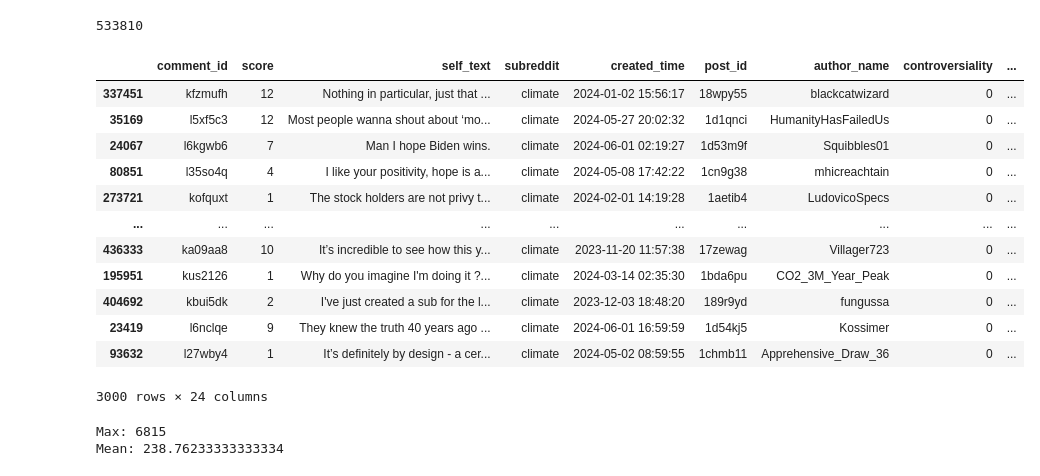
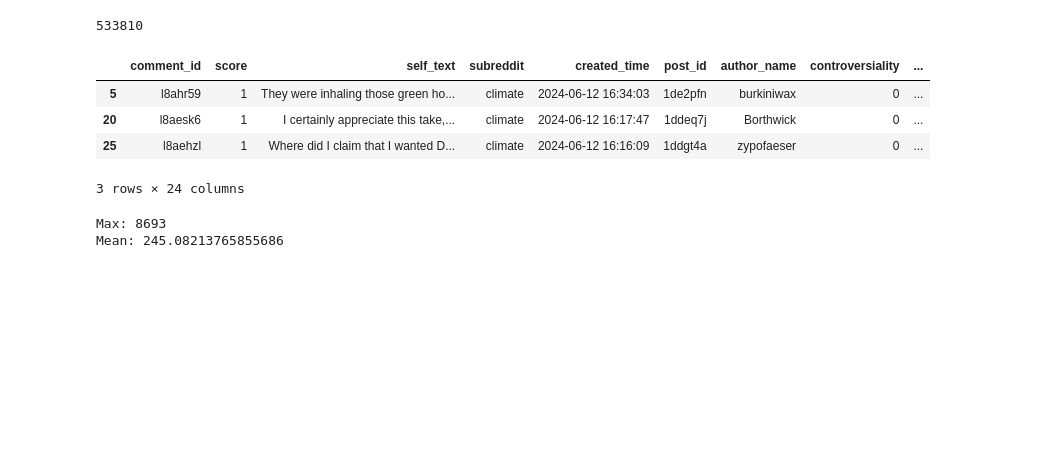
Before and after one commit to privateprocess/NeurIPS-2024, a Jupyter notebook: opinion_extraction.ipynb, the cells around one changed output. Drawn from its saved outputs; the diff is of its cells as text; code cells hidden in the pictures; blank space fills up the shorter version.

```diff
--- a/opinion_extraction.ipynb
+++ b/opinion_extraction.ipynb
@@ -43,28 +25,18 @@ len(df_deduplicated)
 # %% [output]
 533810
 # %%
-NUM_SAMPLES = 3000
 working_series = df_deduplicated[df['subreddit']=='climate']
-working_series = working_series.sample(NUM_SAMPLES, random_state=42)
-working_series
+working_series[:3]
 # %% [output]
 |  | comment_id | score | self_text | subreddit | created_time | post_id | author_name | controversiality | ... |
-| 337451 | kfzmufh | 12 | Nothing in particular, just that ... | climate | 2024-01-02 15:56:17 | 18wpy55 | blackcatwizard | 0 | ... |
-| 35169 | l5xf5c3 | 12 | Most people wanna shout about ‘mo... | climate | 2024-05-27 20:02:32 | 1d1qnci | HumanityHasFailedUs | 0 | ... |
-| 24067 | l6kgwb6 | 7 | Man I hope Biden wins. | climate | 2024-06-01 02:19:27 | 1d53m9f | Squibbles01 | 0 | ... |
-| 80851 | l35so4q | 4 | I like your positivity, hope is a... | climate | 2024-05-08 17:42:22 | 1cn9g38 | mhicreachtain | 0 | ... |
-| 273721 | kofquxt | 1 | The stock holders are not privy t... | climate | 2024-02-01 14:19:28 | 1aetib4 | LudovicoSpecs | 0 | ... |
-| ... | ... | ... | ... | ... | ... | ... | ... | ... | ... |
-| 436333 | ka09aa8 | 10 | It’s incredible to see how this y... | climate | 2023-11-20 11:57:38 | 17zewag | Villager723 | 0 | ... |
-| 195951 | kus2126 | 1 | Why do you imagine I'm doing it ?... | climate | 2024-03-14 02:35:30 | 1bda6pu | CO2_3M_Year_Peak | 0 | ... |
-| 404692 | kbui5dk | 2 | I've just created a sub for the l... | climate | 2023-12-03 18:48:20 | 189r9yd | fungussa | 0 | ... |
-| 23419 | l6nclqe | 9 | They knew the truth 40 years ago ... | climate | 2024-06-01 16:59:59 | 1d54kj5 | Kossimer | 0 | ... |
-| 93632 | l27wby4 | 1 | It’s definitely by design - a cer... | climate | 2024-05-02 08:59:55 | 1chmb11 | Apprehensive_Draw_36 | 0 | ... |
+| 5 | l8ahr59 | 1 | They were inhaling those green ho... | climate | 2024-06-12 16:34:03 | 1de2pfn | burkiniwax | 0 | ... |
+| 20 | l8aesk6 | 1 | I certainly appreciate this take,... | climate | 2024-06-12 16:17:47 | 1ddeq7j | Borthwick | 0 | ... |
+| 25 | l8aehzl | 1 | Where did I claim that I wanted D... | climate | 2024-06-12 16:16:09 | 1ddgt4a | zypofaeser | 0 | ... |
-3000 rows × 24 columns
+3 rows × 24 columns
 # %%
 # Text Length
 print("Max:", np.max(working_series['self_text'].apply(len)))
 print("Mean:", np.mean(working_series['self_text'].apply(len)))
 # %% [output]
-Max: 6815
-Mean: 238.76233333333334
+Max: 8693
+Mean: 245.08213765855686
```
Also changed, not shown: parts of 19 cells of this notebook, 14 other files.
